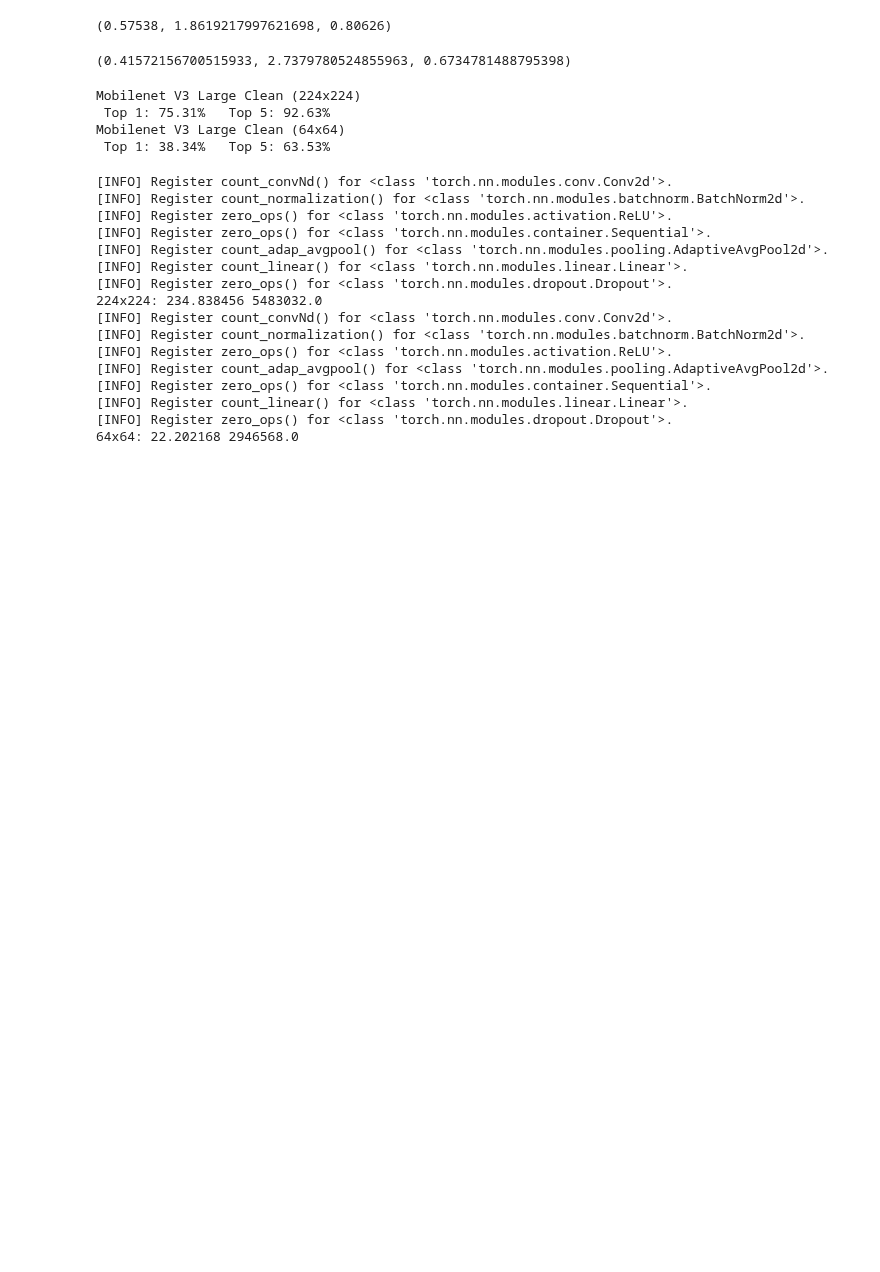
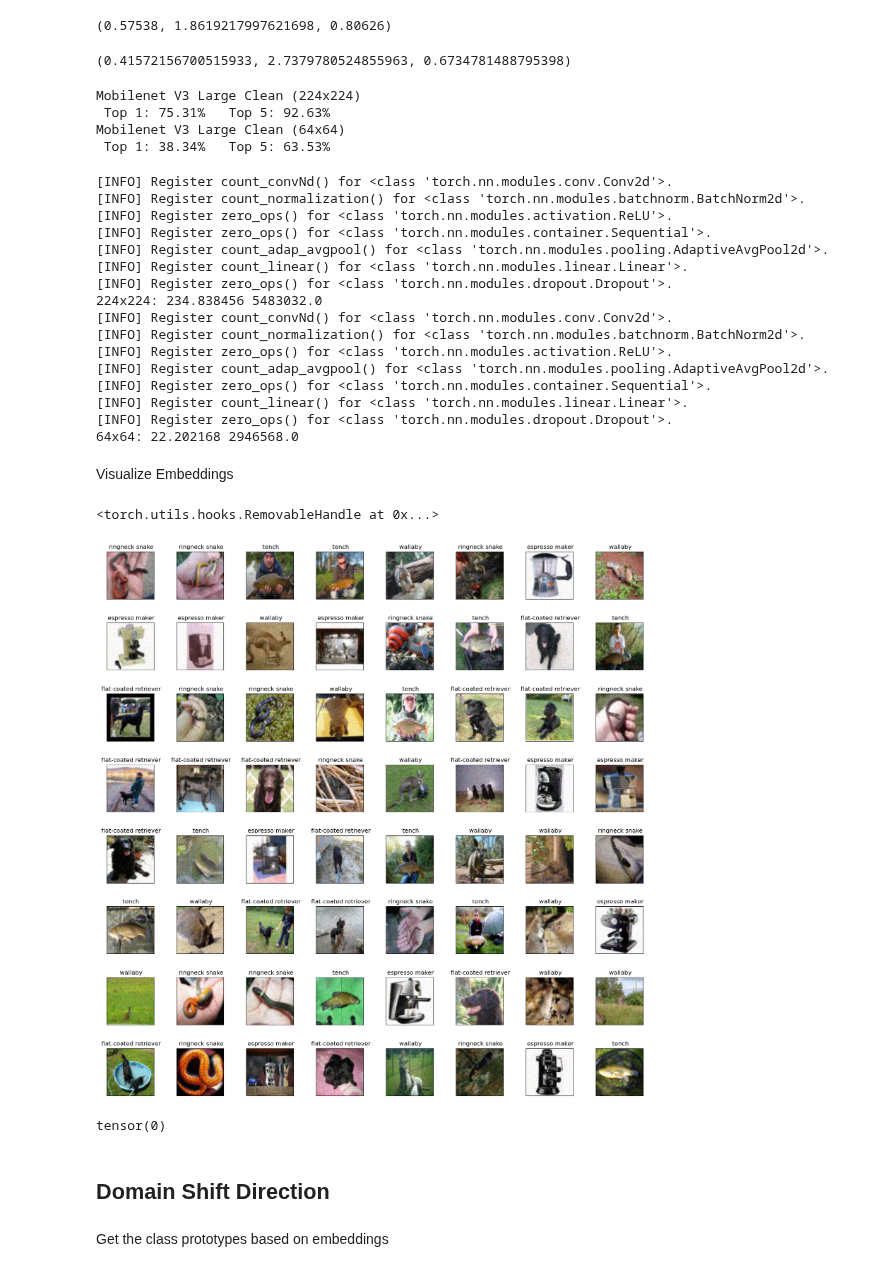
Before and after one commit to Geffen-Cooper/continual_learning_playground, a Jupyter notebook: src/test_time_kd/train_models.ipynb, the cells around one changed output. Cells and saved outputs as stored; diff of their text form; code cells hidden in the pictures; blank space fills up the shorter version.

```diff
--- a/src/test_time_kd/train_models.ipynb
+++ b/src/test_time_kd/train_models.ipynb
@@ -251,3 +251,5 @@ print("64x64:",macs/1e6,params)
 [INFO] Register count_linear() for <class 'torch.nn.modules.linear.Linear'>.
 [INFO] Register zero_ops() for <class 'torch.nn.modules.dropout.Dropout'>.
 64x64: 22.202168 2946568.0
+# %% [markdown]
+Visualize Embeddings
@@ -253,0 +261,33 @@ print("64x64:",macs/1e6,params)
+# %%
+model = models.mobilenet_v3_large(weights='DEFAULT').to('cuda')
+model64 = models.mobilenet_v3_large()
+model64.load_state_dict(torch.load("best_modelsv3/best_batch_i1081020.pth")['model_state_dict'])
+model64.to('cuda')
+model.eval()
+model64.eval()
+
+activationT = {}
+activationS = {}
+def get_activationT(name):
+    def hook(model, input, output):
+        activationT[name] = output.detach()
+    return hook
+def get_activationS(name):
+    def hook(model, input, output):
+        activationS[name] = output.detach()
+    return hook
+
+model.classifier[0].register_forward_hook(get_activationT('emb'))
+model64.classifier[0].register_forward_hook(get_activationS('emb'))
+# %% [output]
+<torch.utils.hooks.RemovableHandle at 0x...>
+# %%
+clean_source_loader,_ = load_imagenet(128,1234,True,[0,53,104,205,550])
+clean_source_loader64,_ = load_imagenet64(128,1234,True,[0,53,104,205,550])
+# visualize_batch(clean_source_loader)
+
+corr_target_loader = load_imagenetc_val(128,1234,class_subset=[0,53,104,205,550],shuffle=True)
+corr_target_loader64 = load_imagenetc64_val(128,1234,class_subset=[0,53,104,205,550],shuffle=True)
+visualize_batch(corr_target_loader64)
+# %% [output]
+[figure, added]
@@ -253,0 +348,10 @@ print("64x64:",macs/1e6,params)
+# %%
+a = torch.tensor([1,1,1])
+b = torch.tensor([[2,2,2],[3,3,3],[4,4,4]])
+(b-a).pow(2).sum(dim=1).sqrt().argmin()
+# %% [output]
+tensor(0)
+# %% [markdown]
+## Domain Shift Direction
+# %% [markdown]
+Get the class prototypes based on embeddings
```
Also changed, not shown: parts of 5 cells of this notebook, 1 other file.
